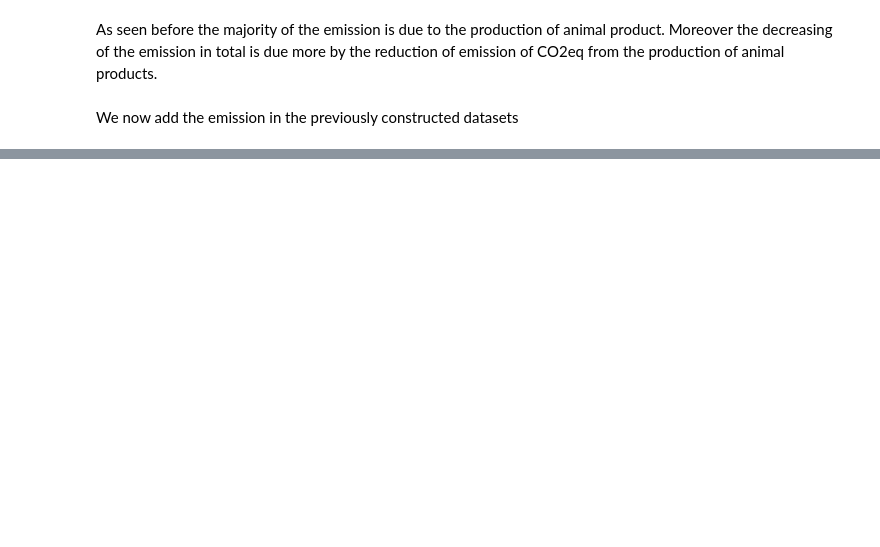
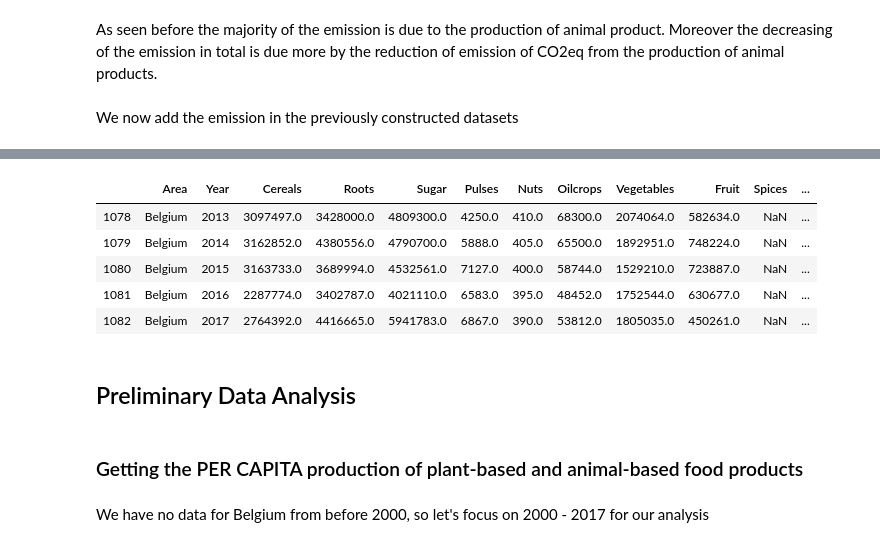
Before and after one commit to Lambo97/ADAProject, a Jupyter notebook: src/Milestone2.ipynb, the cells around one changed output, grey strips where cells are left out. Cells and saved outputs as stored; diff of their text form; code cells hidden in the pictures; blank space fills up the shorter version.

```diff
--- a/src/Milestone2.ipynb
+++ b/src/Milestone2.ipynb
@@ -746,0 +885,7 @@ We now add the information about production
+# %%
+# Combine both datasets
+production = production_crops.append(production_livestock)
+
+# Sudan is dived into two country Sudan (former) until 2011 and Sudan from 2012
+# We will just merge both
+production.loc[production[production['Area'] == 'Sudan (former)'].index,'Area'] = 'Sudan'
@@ -746,0 +947,13 @@ We now add the information about production
+# %%
+production_aggr.query("`Area` == 'Belgium'").tail()
+# %% [output]
+|  | Area | Year | Cereals | Roots | Sugar | Pulses | Nuts | Oilcrops | Vegetables | Fruit | Spices | ... |
+| 1078 | Belgium | 2013 | 3097497.0 | 3428000.0 | 4809300.0 | 4250.0 | 410.0 | 68300.0 | 2074064.0 | 582634.0 | NaN | ... |
+| 1079 | Belgium | 2014 | 3162852.0 | 4380556.0 | 4790700.0 | 5888.0 | 405.0 | 65500.0 | 1892951.0 | 748224.0 | NaN | ... |
+| 1080 | Belgium | 2015 | 3163733.0 | 3689994.0 | 4532561.0 | 7127.0 | 400.0 | 58744.0 | 1529210.0 | 723887.0 | NaN | ... |
+| 1081 | Belgium | 2016 | 2287774.0 | 3402787.0 | 4021110.0 | 6583.0 | 395.0 | 48452.0 | 1752544.0 | 630677.0 | NaN | ... |
+| 1082 | Belgium | 2017 | 2764392.0 | 4416665.0 | 5941783.0 | 6867.0 | 390.0 | 53812.0 | 1805035.0 | 450261.0 | NaN | ... |
+# %% [markdown]
+## Preliminary Data Analysis
+# %% [markdown]
+### Getting the PER CAPITA production of plant-based and animal-based food products
@@ -746,0 +967,2 @@ We now add the information about production
+# %% [markdown]
+We have no data for Belgium from before 2000, so let's focus on 2000 - 2017 for our analysis
```
Also changed, not shown: parts of 61 cells of this notebook.
